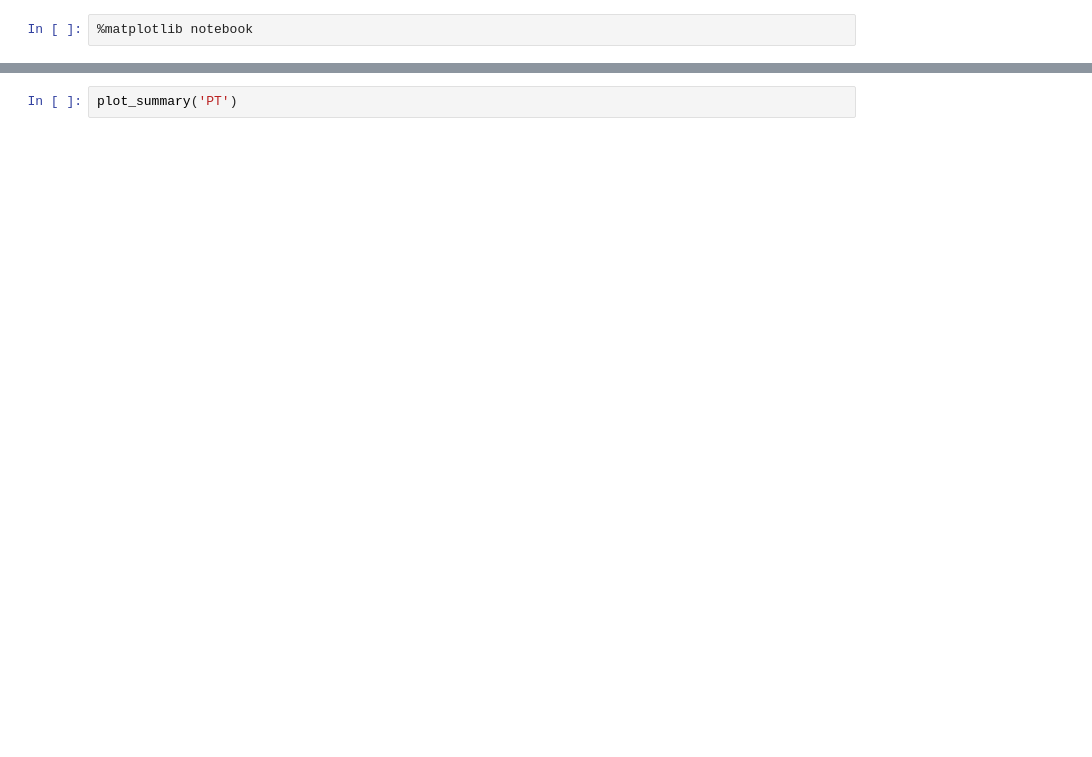
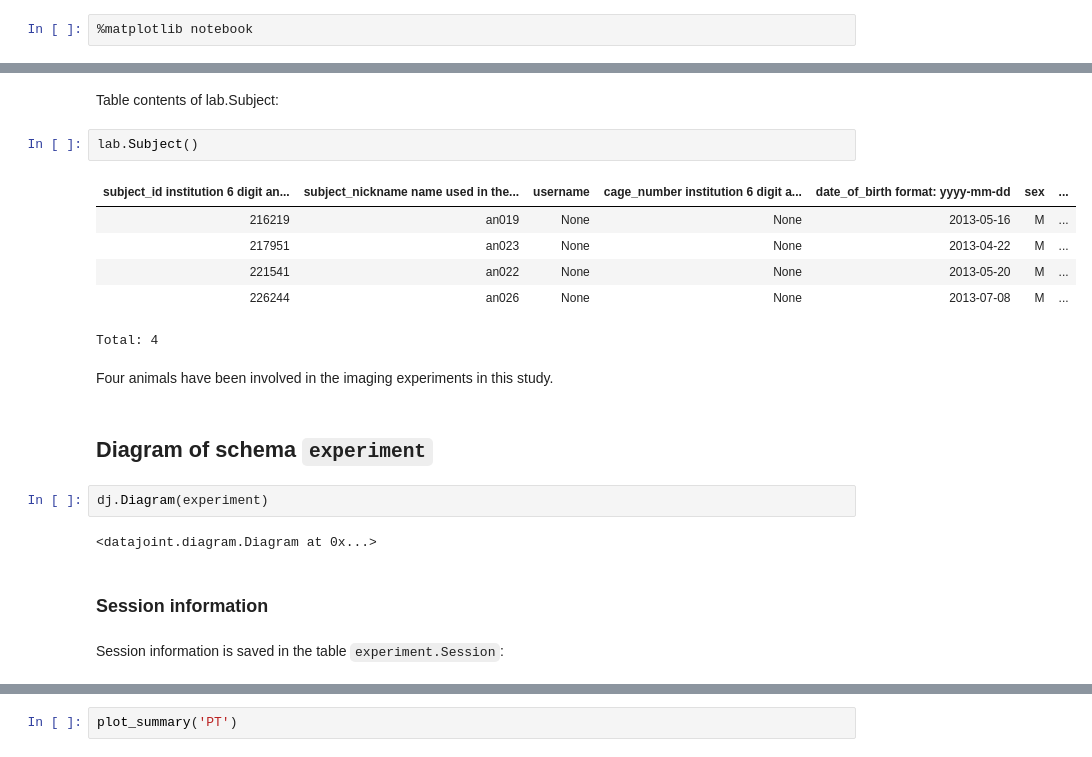
Before and after one commit to datajoint-company/DJ-NWB-Li-2015b, a Jupyter notebook: notebooks/Figure_replication.ipynb, the cells around one changed output, grey strips where cells are left out. Drawn from its saved outputs; the diff is of its cells as text; blank space fills up the shorter version.

```diff
--- a/notebooks/Figure_replication.ipynb
+++ b/notebooks/Figure_replication.ipynb
@@ -156,0 +49,23 @@ def plot_summary(cell_type):
+# %% [markdown]
+Table contents of lab.Subject:
+# %%
+lab.Subject()
+# %% [output]
+| subject_id institution 6 digit an... | subject_nickname name used in the... | username | cage_number institution 6 digit a... | date_of_birth format: yyyy-mm-dd | sex | ... |
+| 216219 | an019 | None | None | 2013-05-16 | M | ... |
+| 217951 | an023 | None | None | 2013-04-22 | M | ... |
+| 221541 | an022 | None | None | 2013-05-20 | M | ... |
+| 226244 | an026 | None | None | 2013-07-08 | M | ... |
+Total: 4
+# %% [markdown]
+Four animals have been involved in the imaging experiments in this study.
+# %% [markdown]
+## Diagram of schema `experiment`
+# %%
+dj.Diagram(experiment)
+# %% [output]
+<datajoint.diagram.Diagram at 0x...>
+# %% [markdown]
+### Session information
+# %% [markdown]
+Session information is saved in the table `experiment.Session`:
```
Also changed, not shown: parts of 65 cells of this notebook, 6 other files.
